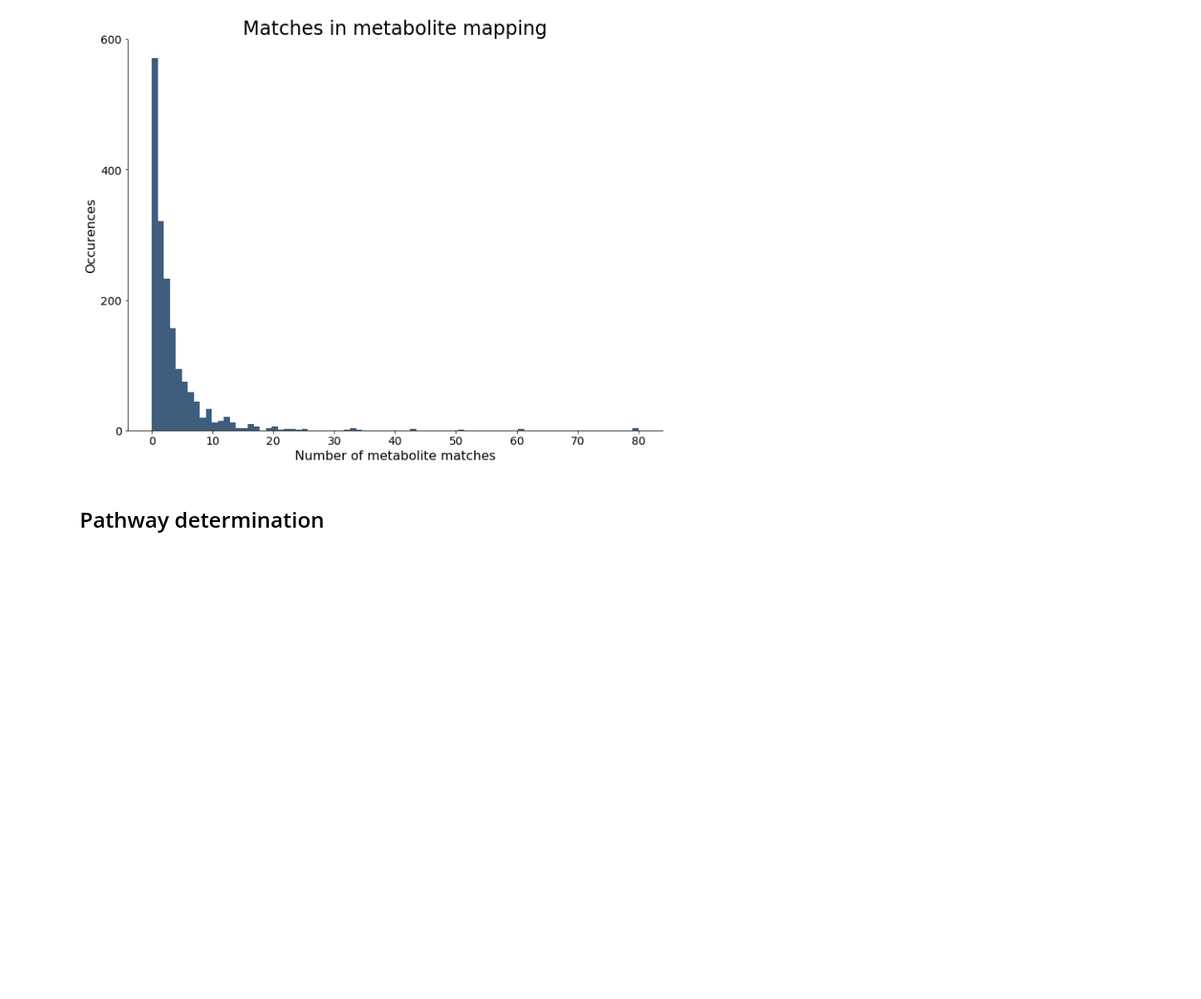
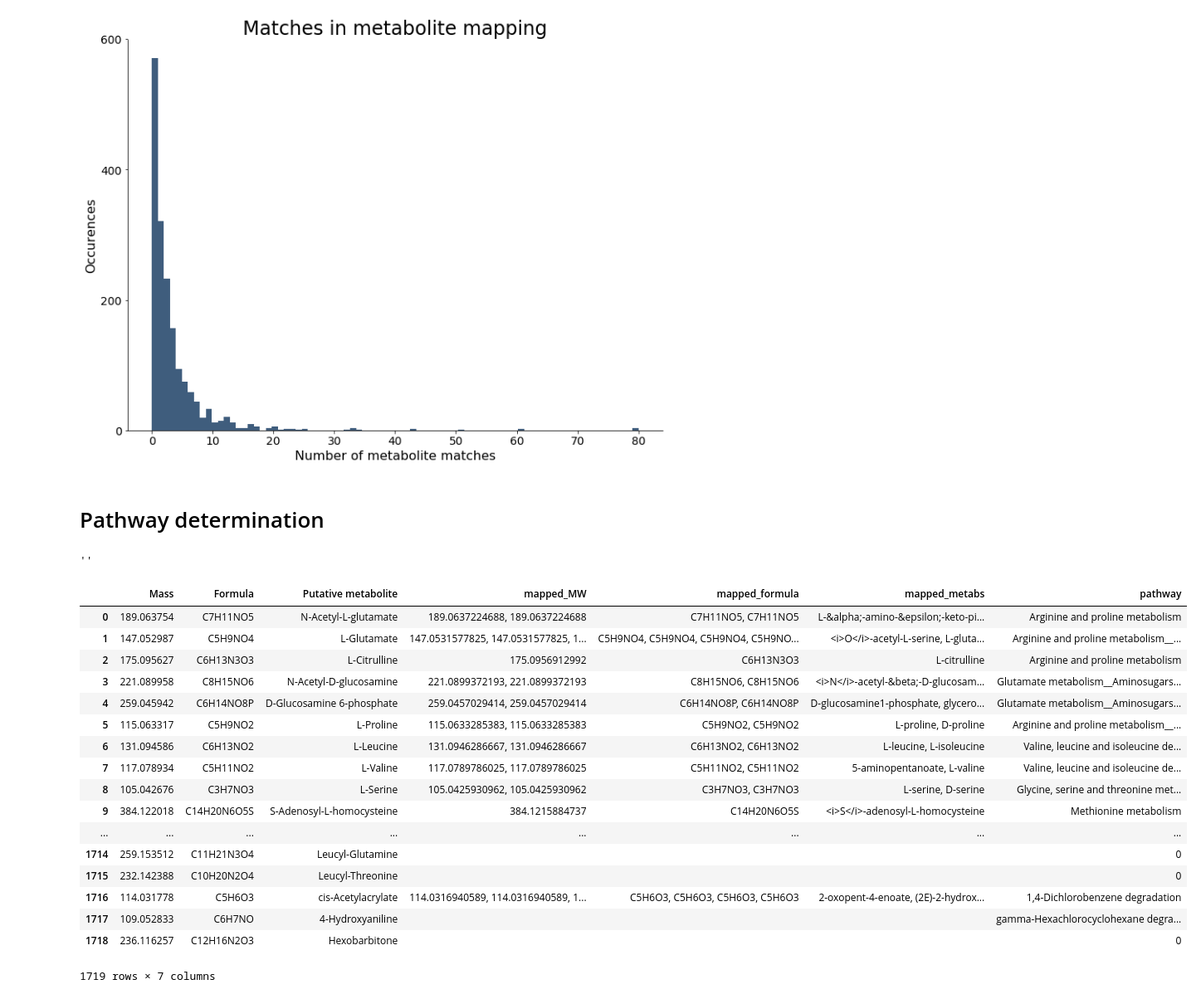
Before and after one commit to maalcantar/microbiome_metabolomics, a Jupyter notebook: Acinetobacter baumannii mass spec. mapping.ipynb, the cells around one changed output. Shown at 83% size. Drawn from its saved outputs; the diff is of its cells as text; code cells hidden in the pictures; blank space fills up the shorter version.

```diff
--- a/Acinetobacter baumannii mass spec. mapping.ipynb
+++ b/Acinetobacter baumannii mass spec. mapping.ipynb
@@ -181,9 +202,9 @@ for mass_measured in df_AB_mass_spec_mapping['Mass']:
     candidate_metabs_name = []
     for compound in compounds:
 
-        candidate_mass = compound[2]
-        candidate_formula = compound[0]
-        candidate_name = compound[1]
+        candidate_mass = compound[0]
+        candidate_formula = compound[1]
+        candidate_name = compound[2]
 
         if float(candidate_mass) > 0.1:
             error_ppm =  (abs((float(candidate_mass) - mass_measured)) / float(candidate_mass)) * (10**6)
@@ -629,3 +650,33 @@ plt.show()
 [figure]
 # %% [markdown]
 # Pathway determination
+# %%
+# Creating new dataframe with pathways
+df_AB_mass_spec_mapping_pathways = df_AB_mass_spec_mapping.copy()
+df_AB_mass_spec_mapping_pathways['pathway'] = ''
+
+df_AB_mass_spec_mapping_pathways['pathway'] = df_AB_mass_spec_data.loc[:, 'Pathway']
+df_AB_mass_spec_mapping_pathways['mapped_metabs'].loc[1693]
+# %% [output]
+''
+# %%
+df_AB_mass_spec_mapping_pathways
+# %% [output]
+|  | Mass | Formula | Putative metabolite | mapped_MW | mapped_formula | mapped_metabs | pathway |
+| 0 | 189.063754 | C7H11NO5 | N-Acetyl-L-glutamate | 189.0637224688, 189.0637224688 | C7H11NO5, C7H11NO5 | L-&alpha;-amino-&epsilon;-keto-pi... | Arginine and proline metabolism |
+| 1 | 147.052987 | C5H9NO4 | L-Glutamate | 147.0531577825, 147.0531577825, 1... | C5H9NO4, C5H9NO4, C5H9NO4, C5H9NO... | <i>O</i>-acetyl-L-serine, L-gluta... | Arginine and proline metabolism__... |
+| 2 | 175.095627 | C6H13N3O3 | L-Citrulline | 175.0956912992 | C6H13N3O3 | L-citrulline | Arginine and proline metabolism |
+| 3 | 221.089958 | C8H15NO6 | N-Acetyl-D-glucosamine | 221.0899372193, 221.0899372193 | C8H15NO6, C8H15NO6 | <i>N</i>-acetyl-&beta;-D-glucosam... | Glutamate metabolism__Aminosugars... |
+| 4 | 259.045942 | C6H14NO8P | D-Glucosamine 6-phosphate | 259.0457029414, 259.0457029414 | C6H14NO8P, C6H14NO8P | D-glucosamine1-phosphate, glycero... | Glutamate metabolism__Aminosugars... |
+| 5 | 115.063317 | C5H9NO2 | L-Proline | 115.0633285383, 115.0633285383 | C5H9NO2, C5H9NO2 | L-proline, D-proline | Arginine and proline metabolism__... |
+| 6 | 131.094586 | C6H13NO2 | L-Leucine | 131.0946286667, 131.0946286667 | C6H13NO2, C6H13NO2 | L-leucine, L-isoleucine | Valine, leucine and isoleucine de... |
+| 7 | 117.078934 | C5H11NO2 | L-Valine | 117.0789786025, 117.0789786025 | C5H11NO2, C5H11NO2 | 5-aminopentanoate, L-valine | Valine, leucine and isoleucine de... |
+| 8 | 105.042676 | C3H7NO3 | L-Serine | 105.0425930962, 105.0425930962 | C3H7NO3, C3H7NO3 | L-serine, D-serine | Glycine, serine and threonine met... |
+| 9 | 384.122018 | C14H20N6O5S | S-Adenosyl-L-homocysteine | 384.1215884737 | C14H20N6O5S | <i>S</i>-adenosyl-L-homocysteine | Methionine metabolism |
+| ... | ... | ... | ... | ... | ... | ... | ... |
+| 1714 | 259.153512 | C11H21N3O4 | Leucyl-Glutamine |  |  |  | 0 |
+| 1715 | 232.142388 | C10H20N2O4 | Leucyl-Threonine |  |  |  | 0 |
+| 1716 | 114.031778 | C5H6O3 | cis-Acetylacrylate | 114.0316940589, 114.0316940589, 1... | C5H6O3, C5H6O3, C5H6O3, C5H6O3 | 2-oxopent-4-enoate, (2E)-2-hydrox... | 1,4-Dichlorobenzene degradation |
+| 1717 | 109.052833 | C6H7NO | 4-Hydroxyaniline |  |  |  | gamma-Hexachlorocyclohexane degra... |
+| 1718 | 236.116257 | C12H16N2O3 | Hexobarbitone |  |  |  | 0 |
+1719 rows × 7 columns
```
Also changed, not shown: parts of 10 cells of this notebook.
